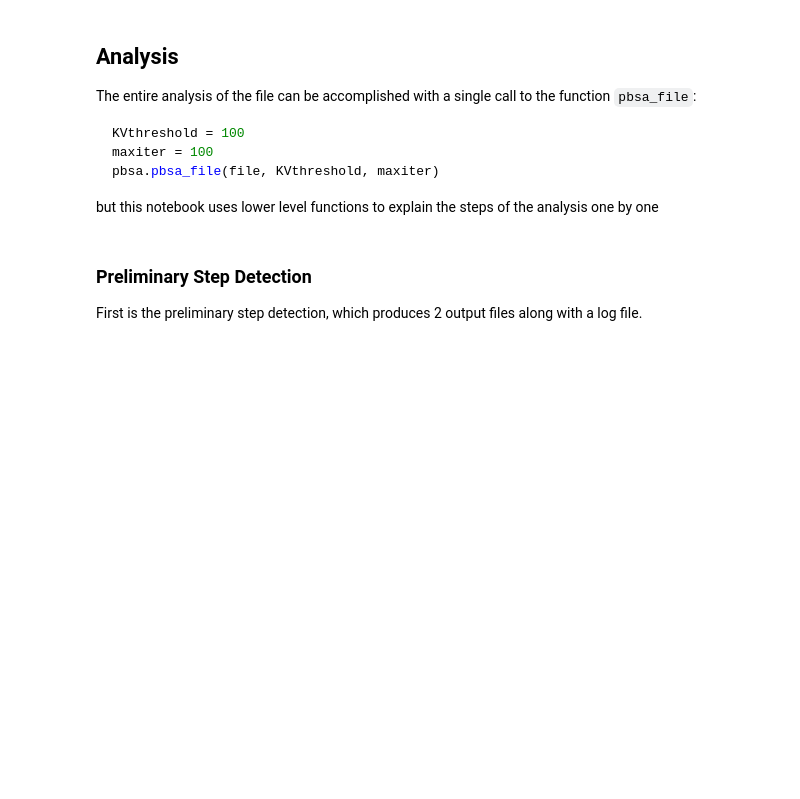
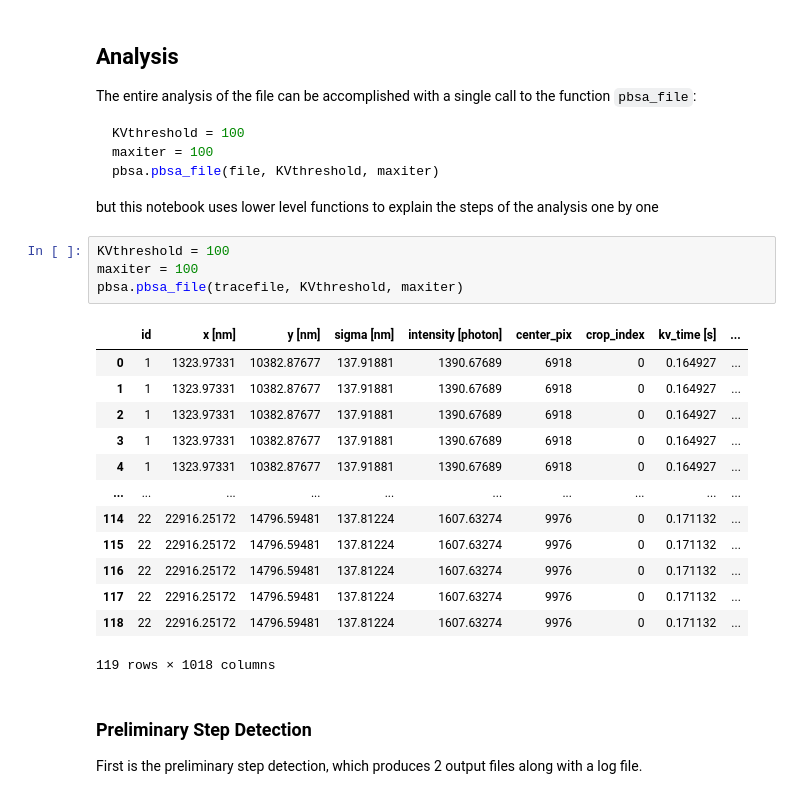
Before and after one commit to diangenlin/quickpbsa, a Jupyter notebook: Examples/analysis_stack.ipynb, the cells around one changed output. Cells and saved outputs as stored; diff of their text form; blank space fills up the shorter version.

````diff
--- a/Examples/analysis_stack.ipynb
+++ b/Examples/analysis_stack.ipynb
@@ -42,6 +62,24 @@ pbsa.pbsa_file(file, KVthreshold, maxiter)
 ```
 
 but this notebook uses lower level functions to explain the steps of the analysis one by one
+# %%
+KVthreshold = 100
+maxiter = 100
+pbsa.pbsa_file(tracefile, KVthreshold, maxiter)
+# %% [output]
+|  | id | x [nm] | y [nm] | sigma [nm] | intensity [photon] | center_pix | crop_index | kv_time [s] | ... |
+| 0 | 1 | 1323.97331 | 10382.87677 | 137.91881 | 1390.67689 | 6918 | 0 | 0.164927 | ... |
+| 1 | 1 | 1323.97331 | 10382.87677 | 137.91881 | 1390.67689 | 6918 | 0 | 0.164927 | ... |
+| 2 | 1 | 1323.97331 | 10382.87677 | 137.91881 | 1390.67689 | 6918 | 0 | 0.164927 | ... |
+| 3 | 1 | 1323.97331 | 10382.87677 | 137.91881 | 1390.67689 | 6918 | 0 | 0.164927 | ... |
+| 4 | 1 | 1323.97331 | 10382.87677 | 137.91881 | 1390.67689 | 6918 | 0 | 0.164927 | ... |
+| ... | ... | ... | ... | ... | ... | ... | ... | ... | ... |
+| 114 | 22 | 22916.25172 | 14796.59481 | 137.81224 | 1607.63274 | 9976 | 0 | 0.171132 | ... |
+| 115 | 22 | 22916.25172 | 14796.59481 | 137.81224 | 1607.63274 | 9976 | 0 | 0.171132 | ... |
+| 116 | 22 | 22916.25172 | 14796.59481 | 137.81224 | 1607.63274 | 9976 | 0 | 0.171132 | ... |
+| 117 | 22 | 22916.25172 | 14796.59481 | 137.81224 | 1607.63274 | 9976 | 0 | 0.171132 | ... |
+| 118 | 22 | 22916.25172 | 14796.59481 | 137.81224 | 1607.63274 | 9976 | 0 | 0.171132 | ... |
+119 rows × 1018 columns
 # %% [markdown]
 ### Preliminary Step Detection
 
````
Also changed, not shown: parts of 4 cells of this notebook, 3 other files.
